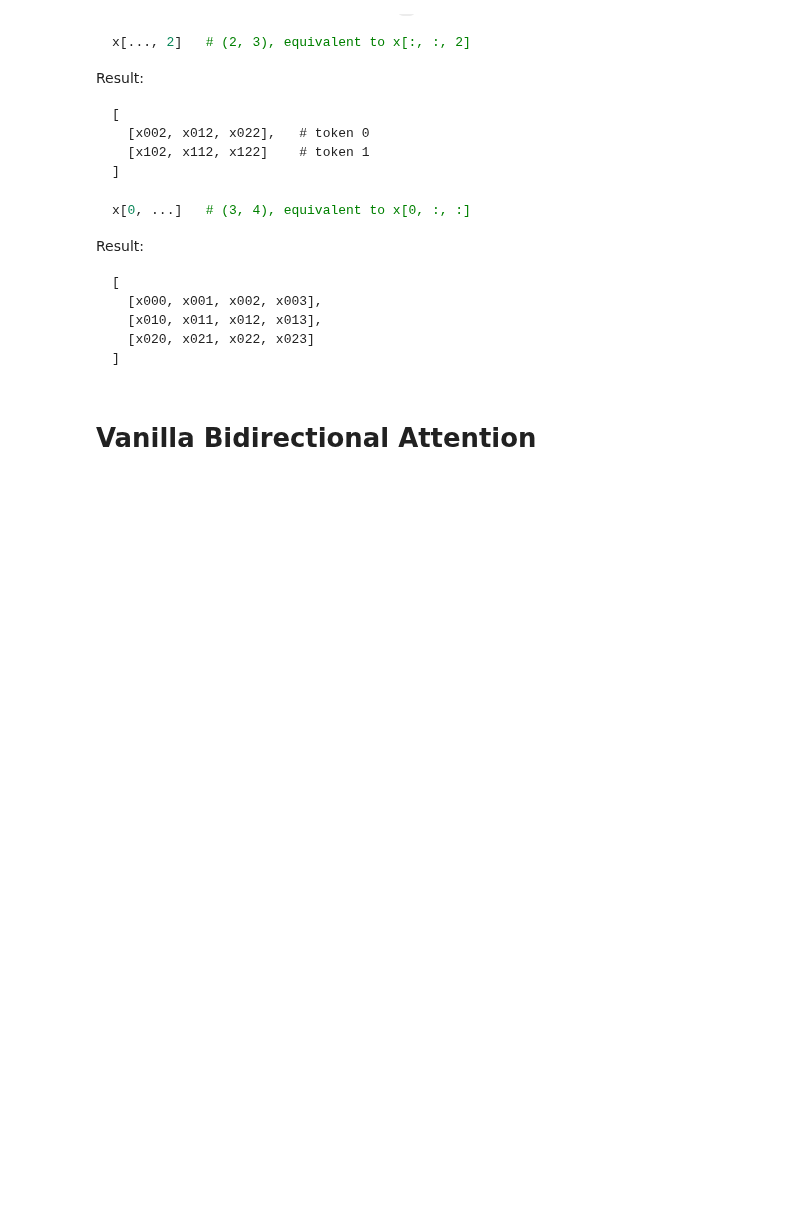
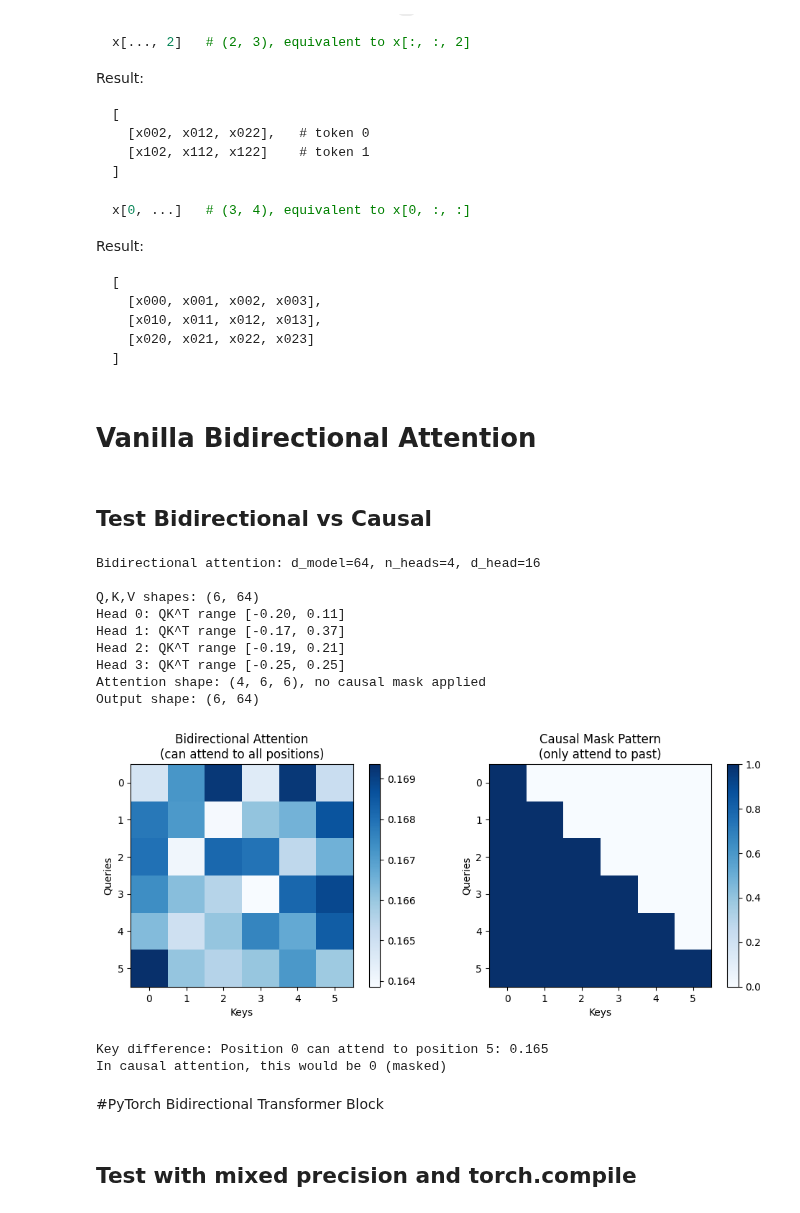
Before and after one commit to bltzr75/Practices_with_Speech_and_Language_Processing_Jurafsky_and_Martin, a Jupyter notebook: Masked Language Models/Masked Language Models.ipynb, the cells around one changed output. Drawn from its saved outputs; the diff is of its cells as text; code cells hidden in the pictures; blank space fills up the shorter version.

```diff
--- a/Masked Language Models/Masked Language Models.ipynb
+++ b/Masked Language Models/Masked Language Models.ipynb
@@ -214,0 +242,47 @@ class BidirectionalAttention:
+# %% [markdown]
+## Test Bidirectional vs Causal
+# %%
+seq_len, d_model = 6, 64
+x = np.random.randn(seq_len, d_model)
+
+bidirectional_attn = BidirectionalAttention(d_model, n_heads=4)
+output, attn_weights = bidirectional_attn.forward(x)
+
+
+# Visualize bidirectional attention pattern
+plt.figure(figsize=(10, 4))
+plt.subplot(1, 2, 1)
+plt.imshow(attn_weights, cmap='Blues')
+plt.colorbar()
+plt.title('Bidirectional Attention\n(can attend to all positions)')
+plt.xlabel('Keys')
+plt.ylabel('Queries')
+
+# Show causal mask for comparison
+plt.subplot(1, 2, 2)
+causal_mask = np.tril(np.ones((seq_len, seq_len)))
+plt.imshow(causal_mask, cmap='Blues')
+plt.colorbar()
+plt.title('Causal Mask Pattern\n(only attend to past)')
+plt.xlabel('Keys')
+plt.ylabel('Queries')
+plt.tight_layout()
+plt.show()
+
+print(f"\nKey difference: Position 0 can attend to position 5: {attn_weights[0, 5]:.3f}")
+print(f"In causal attention, this would be 0 (masked)")
+# %% [output]
+Bidirectional attention: d_model=64, n_heads=4, d_head=16
+
+Q,K,V shapes: (6, 64)
+Head 0: QK^T range [-0.20, 0.11]
+Head 1: QK^T range [-0.17, 0.37]
+Head 2: QK^T range [-0.19, 0.21]
+Head 3: QK^T range [-0.25, 0.25]
+Attention shape: (4, 6, 6), no causal mask applied
+Output shape: (6, 64)
+[figure, added]
+Key difference: Position 0 can attend to position 5: 0.165
+In causal attention, this would be 0 (masked)
+# %% [markdown]
+#PyTorch Bidirectional Transformer Block
@@ -214,0 +344,2 @@ class BidirectionalAttention:
+# %% [markdown]
+## Test with mixed precision and torch.compile
```
Also changed, not shown: parts of 8 cells of this notebook, 1 other file.
